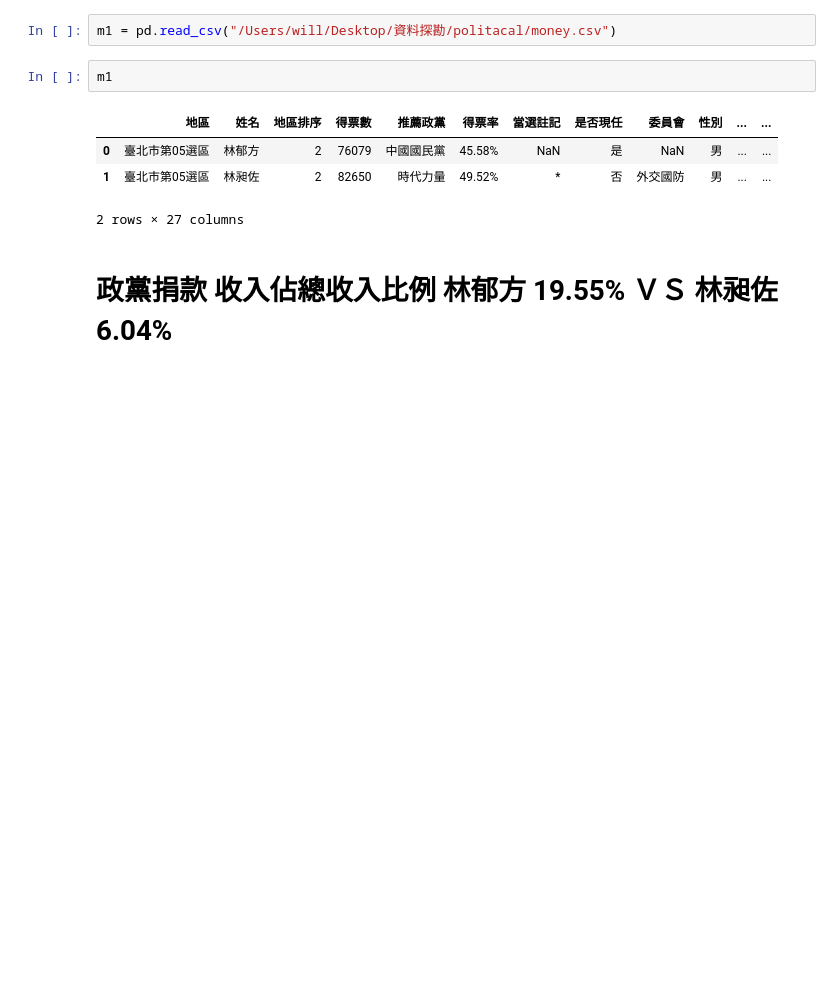
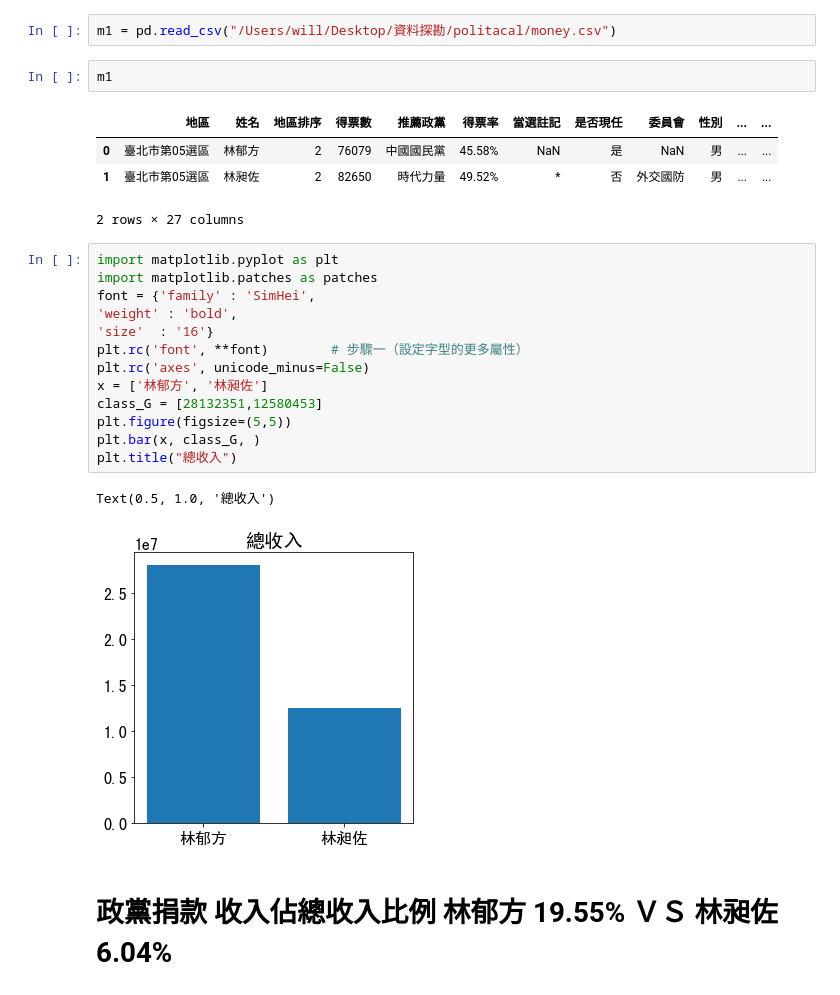
Before and after one commit to a10130716/learning_Note, a Jupyter notebook: hw05_political/2016中正萬華區立委選情分析.ipynb, the cells around one changed output. Saved outputs shown, nothing was run; the diff lists cells and outputs as text; blank space fills up the shorter version.

```diff
--- a/hw05_political/2016中正萬華區立委選情分析.ipynb
+++ b/hw05_political/2016中正萬華區立委選情分析.ipynb
@@ -89,6 +89,22 @@ m1
 | 0 | 臺北市第05選區 | 林郁方 | 2 | 76079 | 中國國民黨 | 45.58% | NaN | 是 | NaN | 男 | ... | ... |
 | 1 | 臺北市第05選區 | 林昶佐 | 2 | 82650 | 時代力量 | 49.52% | * | 否 | 外交國防 | 男 | ... | ... |
 2 rows × 27 columns
+# %%
+import matplotlib.pyplot as plt
+import matplotlib.patches as patches
+font = {'family' : 'SimHei',
+'weight' : 'bold',
+'size'  : '16'}
+plt.rc('font', **font)        # 步驟一（設定字型的更多屬性）
+plt.rc('axes', unicode_minus=False)
+x = ['林郁方', '林昶佐']
+class_G = [28132351,12580453]
+plt.figure(figsize=(5,5))
+plt.bar(x, class_G, )
+plt.title("總收入")
+# %% [output]
+Text(0.5, 1.0, '總收入')
+[figure, added]
 # %% [markdown]
 # 政黨捐款 收入佔總收入比例 林郁方 19.55% ＶＳ 林昶佐 6.04%
 # %%
```
Also changed, not shown: parts of 1 cell of this notebook.
